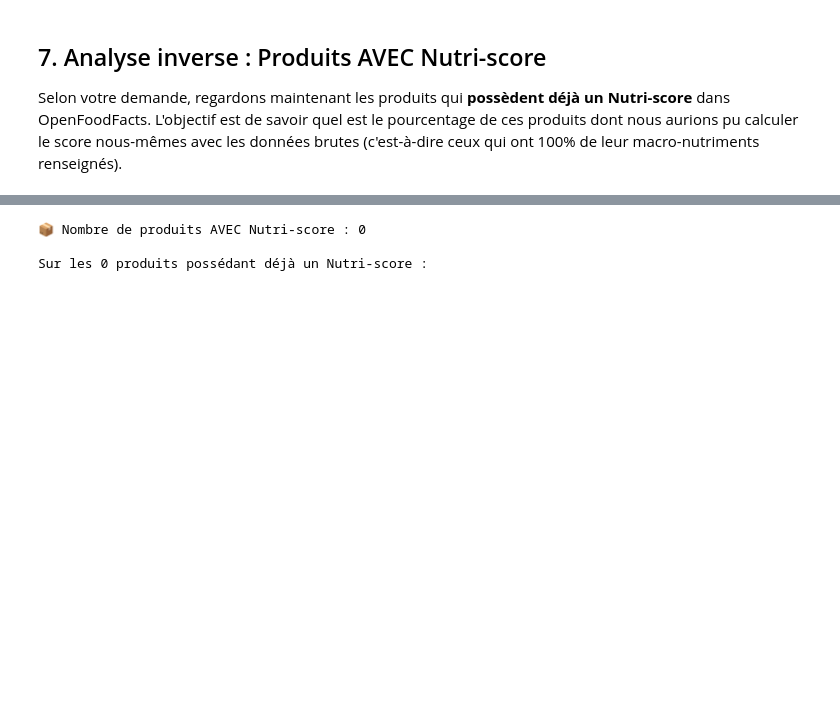
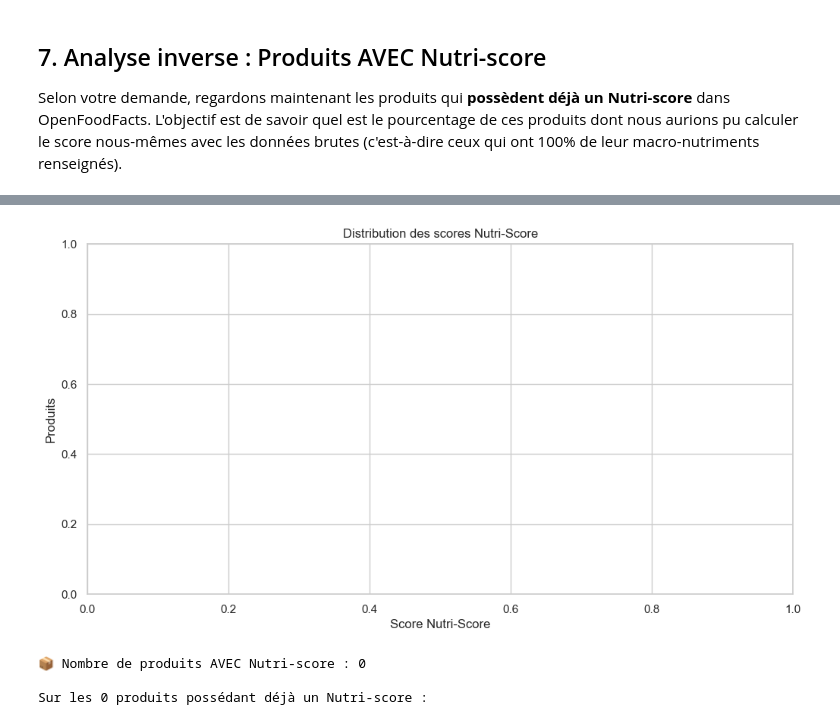
Before and after one commit to Zelote07/Open-Food-Fact-label, a Jupyter notebook: Nutri/analyse_nutri.ipynb, the cells around one changed output, grey strips where cells are left out. Saved outputs shown, nothing was run; the diff lists cells and outputs as text; code cells hidden in the pictures; blank space fills up the shorter version.

```diff
--- a/Nutri/analyse_nutri.ipynb
+++ b/Nutri/analyse_nutri.ipynb
@@ -245,3 +260,13 @@ Selon votre demande, regardons maintenant les produits qui **possèdent déjà u
+# %%
+# graph pour detecter les outliers sur les compositions des produits sans nutriscore
+plt.figure(figsize=(12, 6))
+sns.boxplot(data=df_calcul, orient='h', palette='Set2')
+plt.title('Distribution des scores Nutri-Score')
+plt.xlabel('Score Nutri-Score')
+plt.ylabel('Produits')
+plt.show()
+# %% [output]
+[figure, added]
 # %%
 if 'df' in locals():
     # Isolation des produits AVEC un Nutri-score
```
Also changed, not shown: parts of 6 cells of this notebook, 2 other files.
